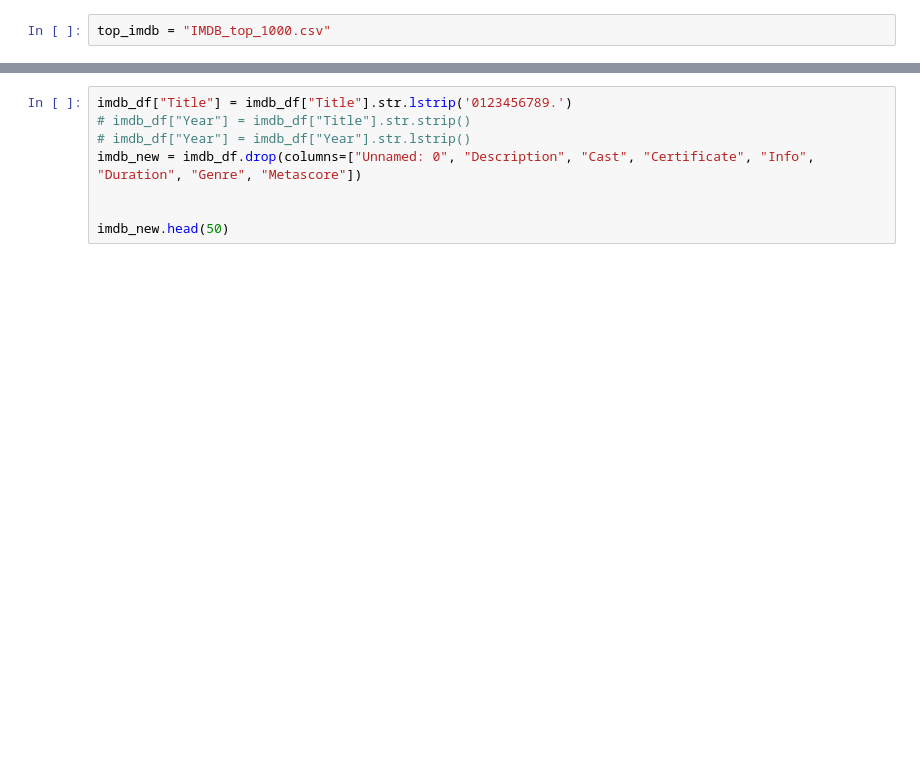
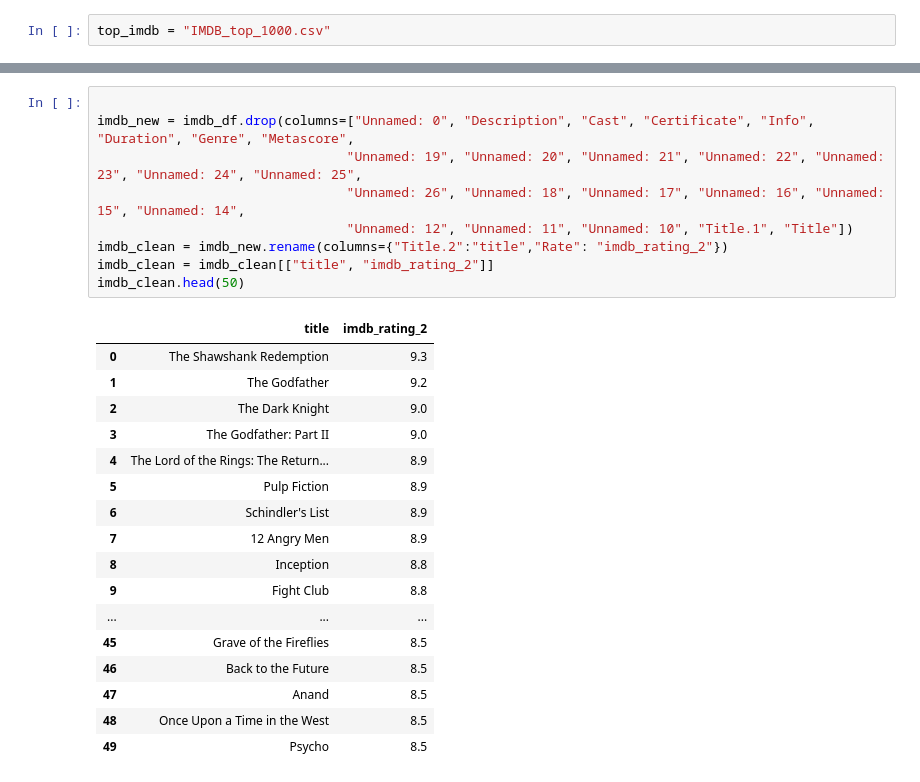
Before and after one commit to sarahmgreen88/ETL-Netflix, a Jupyter notebook: ReelGood Scrape.ipynb, the cells around one changed output, grey strips where cells are left out. Saved outputs shown, nothing was run; the diff lists cells and outputs as text; blank space fills up the shorter version.

```diff
--- a/ReelGood Scrape.ipynb
+++ b/ReelGood Scrape.ipynb
@@ -258,8 +396,27 @@ imdb_df.head()
 # %%
-imdb_df["Title"] = imdb_df["Title"].str.lstrip('0123456789.')
-# imdb_df["Year"] = imdb_df["Title"].str.strip()
-# imdb_df["Year"] = imdb_df["Year"].str.lstrip()
-imdb_new = imdb_df.drop(columns=["Unnamed: 0", "Description", "Cast", "Certificate", "Info", "Duration", "Genre", "Metascore"])
 
-
-imdb_new.head(50)
+imdb_new = imdb_df.drop(columns=["Unnamed: 0", "Description", "Cast", "Certificate", "Info", "Duration", "Genre", "Metascore",
+                                "Unnamed: 19", "Unnamed: 20", "Unnamed: 21", "Unnamed: 22", "Unnamed: 23", "Unnamed: 24", "Unnamed: 25",
+                                "Unnamed: 26", "Unnamed: 18", "Unnamed: 17", "Unnamed: 16", "Unnamed: 15", "Unnamed: 14",
+                                "Unnamed: 12", "Unnamed: 11", "Unnamed: 10", "Title.1", "Title"])
+imdb_clean = imdb_new.rename(columns={"Title.2":"title","Rate": "imdb_rating_2"})
+imdb_clean = imdb_clean[["title", "imdb_rating_2"]]
+imdb_clean.head(50)
+# %% [output]
+|  | title | imdb_rating_2 |
+| 0 | The Shawshank Redemption | 9.3 |
+| 1 | The Godfather | 9.2 |
+| 2 | The Dark Knight | 9.0 |
+| 3 | The Godfather: Part II | 9.0 |
+| 4 | The Lord of the Rings: The Return... | 8.9 |
+| 5 | Pulp Fiction | 8.9 |
+| 6 | Schindler's List | 8.9 |
+| 7 | 12 Angry Men | 8.9 |
+| 8 | Inception | 8.8 |
+| 9 | Fight Club | 8.8 |
+| ... | ... | ... |
+| 45 | Grave of the Fireflies | 8.5 |
+| 46 | Back to the Future | 8.5 |
+| 47 | Anand | 8.5 |
+| 48 | Once Upon a Time in the West | 8.5 |
+| 49 | Psycho | 8.5 |
```
Also changed, not shown: parts of 57 cells of this notebook, 5 other files.
